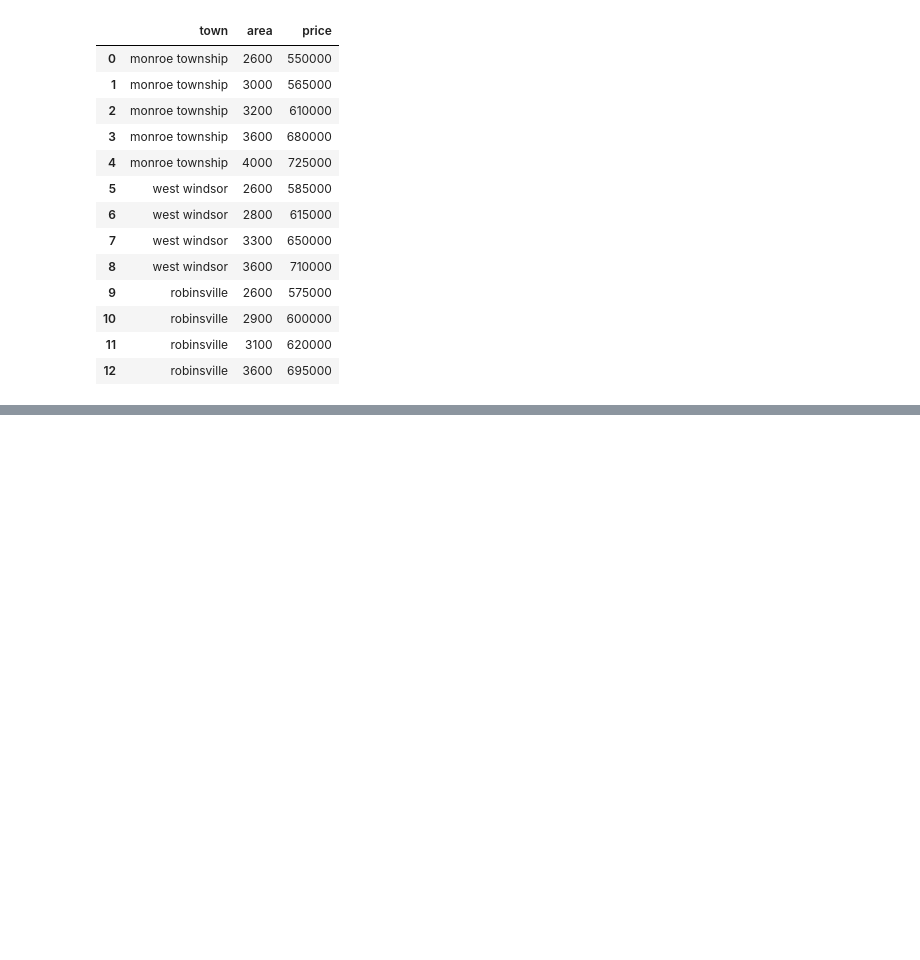
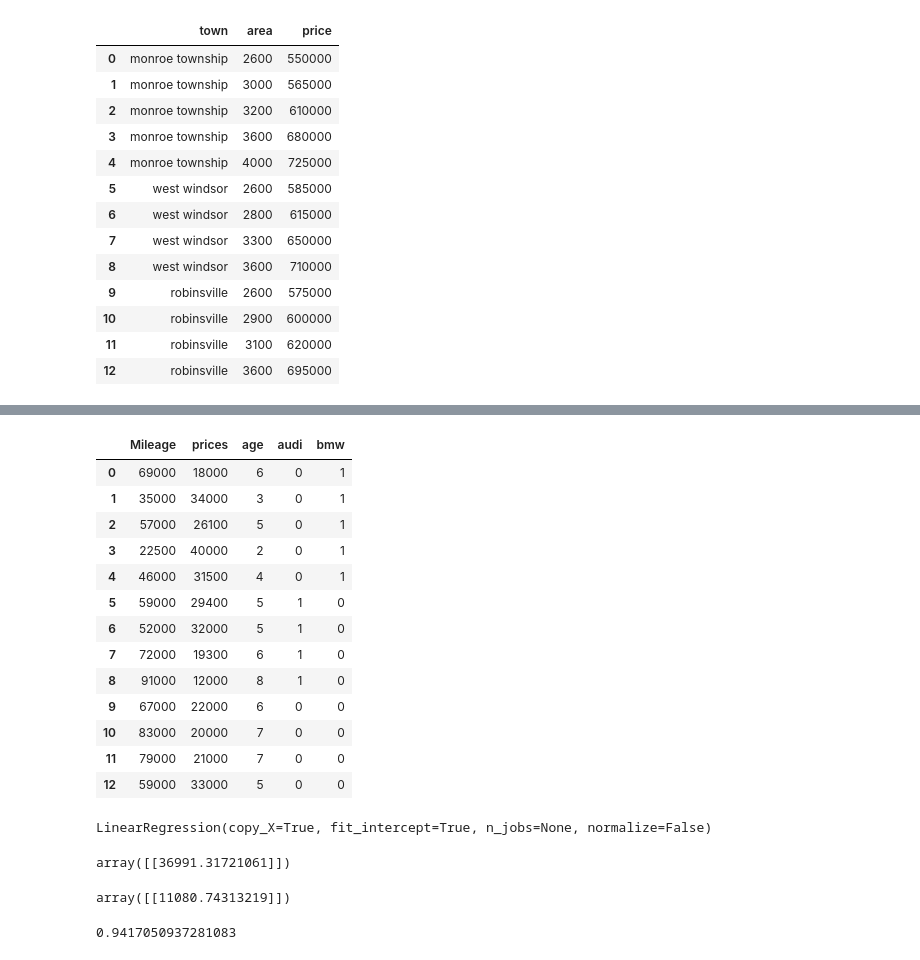
Before and after one commit to AftabUdaipurwala/MachineLearningBasics, a Jupyter notebook: Dummy_Variables_&_One_Hot_Encoding.ipynb, the cells around one changed output, grey strips where cells are left out. Drawn from its saved outputs; the diff is of its cells as text; code cells hidden in the pictures; blank space fills up the shorter version.

```diff
--- a/Dummy_Variables_&_One_Hot_Encoding.ipynb
+++ b/Dummy_Variables_&_One_Hot_Encoding.ipynb
@@ -34,0 +212,3 @@ df
+# %%
+df = pd.read_csv('/content/drive/MyDrive/py-master/ML/5_one_hot_encoding/Exercise/carprices.csv')
+df
@@ -34,0 +230,3 @@ df
+# %%
+dummies = pd.get_dummies(df['Car Model'])
+dummies
@@ -34,0 +248,39 @@ df
+# %%
+merged = pd.concat([df,dummies],axis=1)
+# %%
+merged= merged.drop(['Car Model','Mercedez Benz C class'],axis=1)
+merged
+# %%
+merged.columns =['Mileage','prices','age','audi','bmw']
+merged
+# %% [output]
+|  | Mileage | prices | age | audi | bmw |
+| 0 | 69000 | 18000 | 6 | 0 | 1 |
+| 1 | 35000 | 34000 | 3 | 0 | 1 |
+| 2 | 57000 | 26100 | 5 | 0 | 1 |
+| 3 | 22500 | 40000 | 2 | 0 | 1 |
+| 4 | 46000 | 31500 | 4 | 0 | 1 |
+| 5 | 59000 | 29400 | 5 | 1 | 0 |
+| 6 | 52000 | 32000 | 5 | 1 | 0 |
+| 7 | 72000 | 19300 | 6 | 1 | 0 |
+| 8 | 91000 | 12000 | 8 | 1 | 0 |
+| 9 | 67000 | 22000 | 6 | 0 | 0 |
+| 10 | 83000 | 20000 | 7 | 0 | 0 |
+| 11 | 79000 | 21000 | 7 | 0 | 0 |
+| 12 | 59000 | 33000 | 5 | 0 | 0 |
+# %%
+model.fit(merged[['Mileage','age','audi','bmw']],merged[['prices']])
+# %% [output]
+LinearRegression(copy_X=True, fit_intercept=True, n_jobs=None, normalize=False)
+# %%
+model.predict([[45000,4,0,0]])
+# %% [output]
+array([[36991.31721061]])
+# %%
+model.predict([[86000,7,0,1]])
+# %% [output]
+array([[11080.74313219]])
+# %%
+model.score(merged[['Mileage','age','audi','bmw']],merged[['prices']])
+# %% [output]
+0.9417050937281083
```
Also changed, not shown: parts of 22 cells of this notebook.
